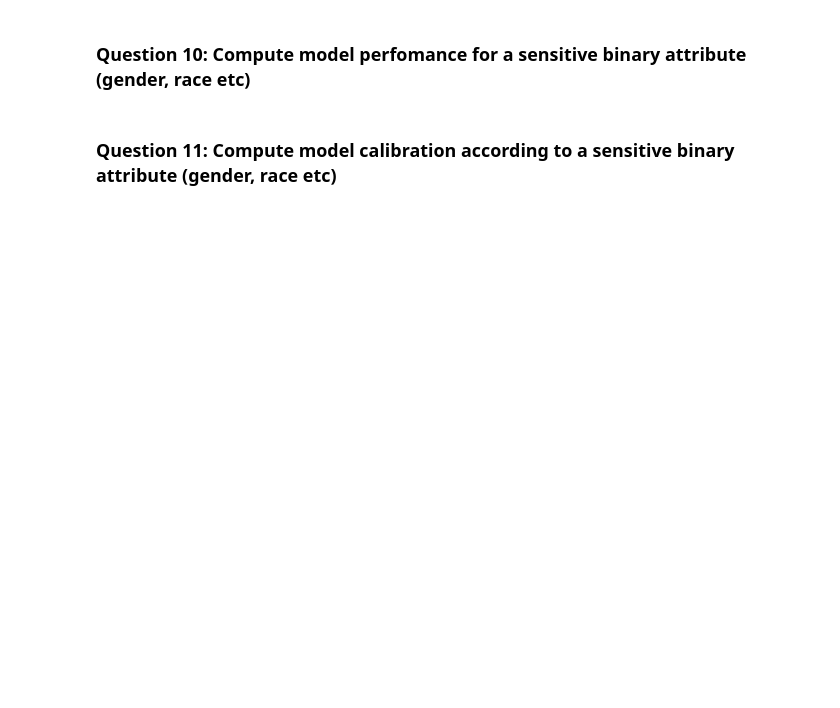
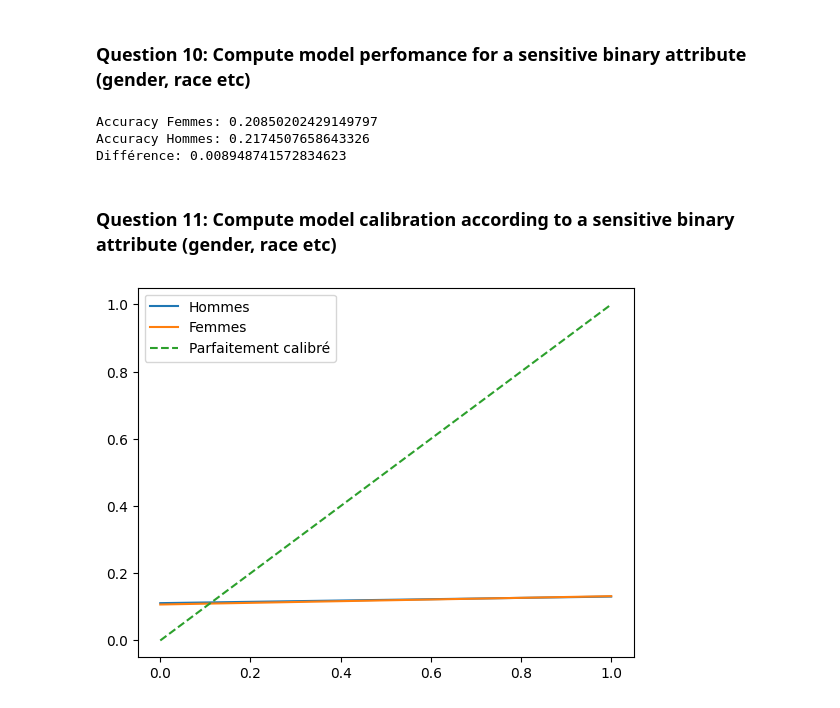
Before and after one commit to RayaneZen05/Fairness-in-AI, a Jupyter notebook: TD1_intro.ipynb, the cells around one changed output. Cells and saved outputs as stored; diff of their text form; code cells hidden in the pictures; blank space fills up the shorter version.

```diff
--- a/TD1_intro.ipynb
+++ b/TD1_intro.ipynb
@@ -264,0 +308,3 @@ print("TODO")
+# %%
+clf = sklearn.tree.DecisionTreeClassifier()
+clf.fit(X_train, y_train)
@@ -268,0 +315,7 @@ print("TODO")
+# %%
+y_pred = clf.predict(X_test)
+sklearn.metrics.confusion_matrix(y_test, y_pred)
+
+# Create the 'gender' column as requested: 1 for Female, 0 for Male
+# Assumes 'Female' and 'Male' columns exist in X_test due to one-hot encoding
+X_test['gender'] = X_test['Female'].astype(int)
@@ -272,0 +331,3 @@ print("TODO compute diparate impact")
+# %%
+# réinsertion de la colonne genre
+X_test["gender"] = X_test["Female"].astype(int)
@@ -277,2 +349,16 @@ print("TODO compute model performance")
+# %%
+mask_femme = (X_test['gender'] == 0)
+acc_femme = sklearn.metrics.mean_squared_error(y_test[mask_femme], y_pred[mask_femme])
+
+mask_homme = (X_test['gender'] == 1)
+acc_homme = sklearn.metrics.mean_squared_error(y_test[mask_homme], y_pred[mask_homme])
+
+print(f"Accuracy Femmes: {acc_femme}")
+print(f"Accuracy Hommes: {acc_homme}")
+print(f"Différence: {acc_homme - acc_femme}")
+# %% [output]
+Accuracy Femmes: 0.20850202429149797
+Accuracy Hommes: 0.2174507658643326
+Différence: 0.008948741572834623
 # %% [markdown]
 ### Question 11: Compute model calibration according to a sensitive binary attribute (gender, race etc)
@@ -280,0 +365,19 @@ print("TODO")
+# %%
+from sklearn.calibration import calibration_curve
+import matplotlib.pyplot as plt
+
+y_test_H = y_test[mask_homme]
+y_test_F = y_test[mask_femme]
+y_prob_H = y_pred[mask_homme]
+y_prob_F = y_pred[mask_femme]
+
+prob_true_H, prob_pred_H = calibration_curve(y_test_H, y_prob_H, n_bins=10)
+prob_true_F, prob_pred_F = calibration_curve(y_test_F, y_prob_F, n_bins=10)
+
+plt.plot(prob_pred_H, prob_true_H, label='Hommes')
+plt.plot(prob_pred_F, prob_true_F, label='Femmes')
+plt.plot([0, 1], [0, 1], linestyle='--', label='Parfaitement calibré')
+plt.legend()
+plt.show()
+# %% [output]
+[figure, added]
```
Also changed, not shown: parts of 21 cells of this notebook.
